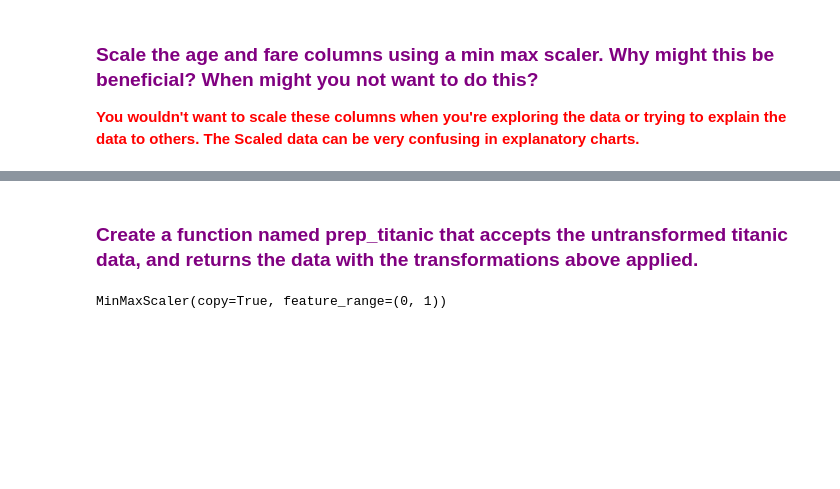
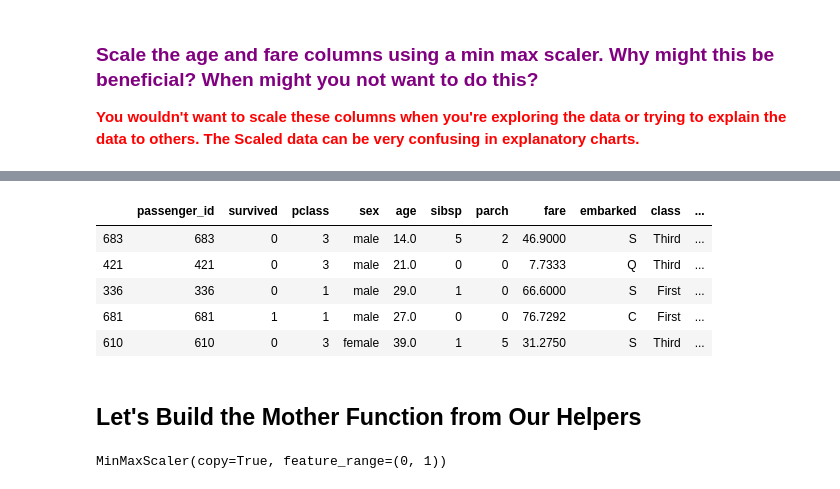
Before and after one commit to faithkane3/ds-methodologies-exercises, a Jupyter notebook: classification/classification_prepare_walkthrough.ipynb, the cells around one changed output, grey strips where cells are left out. Saved outputs shown, nothing was run; the diff lists cells and outputs as text; code cells hidden in the pictures; blank space fills up the shorter version.

```diff
--- a/classification/classification_prepare_walkthrough.ipynb
+++ b/classification/classification_prepare_walkthrough.ipynb
@@ -280,0 +334,2 @@ t_test[['age','fare']] = scaler.transform(t_test[['age','fare']])
+# %%
+train, test = train_test_split(titanic_df, train_size=.75, stratify=titanic_df.survived, random_state=123)
@@ -283,2 +385,0 @@ t_test.head(1)
-# %% [markdown]
-### **<font color=purple>Create a function named prep_titanic that accepts the untransformed titanic data, and returns the data with the transformations above applied.</font>**
@@ -310,0 +406,11 @@ def prep_titanic(df):
+# %%
+train.head()
+# %% [output]
+|  | passenger_id | survived | pclass | sex | age | sibsp | parch | fare | embarked | class | ... |
+| 683 | 683 | 0 | 3 | male | 14.0 | 5 | 2 | 46.9000 | S | Third | ... |
+| 421 | 421 | 0 | 3 | male | 21.0 | 0 | 0 | 7.7333 | Q | Third | ... |
+| 336 | 336 | 0 | 1 | male | 29.0 | 1 | 0 | 66.6000 | S | First | ... |
+| 681 | 681 | 1 | 1 | male | 27.0 | 0 | 0 | 76.7292 | C | First | ... |
+| 610 | 610 | 0 | 3 | female | 39.0 | 1 | 5 | 31.2750 | S | Third | ... |
+# %% [markdown]
+## Let's Build the Mother Function from Our Helpers
```
Also changed, not shown: parts of 65 cells of this notebook, 2 other files.
